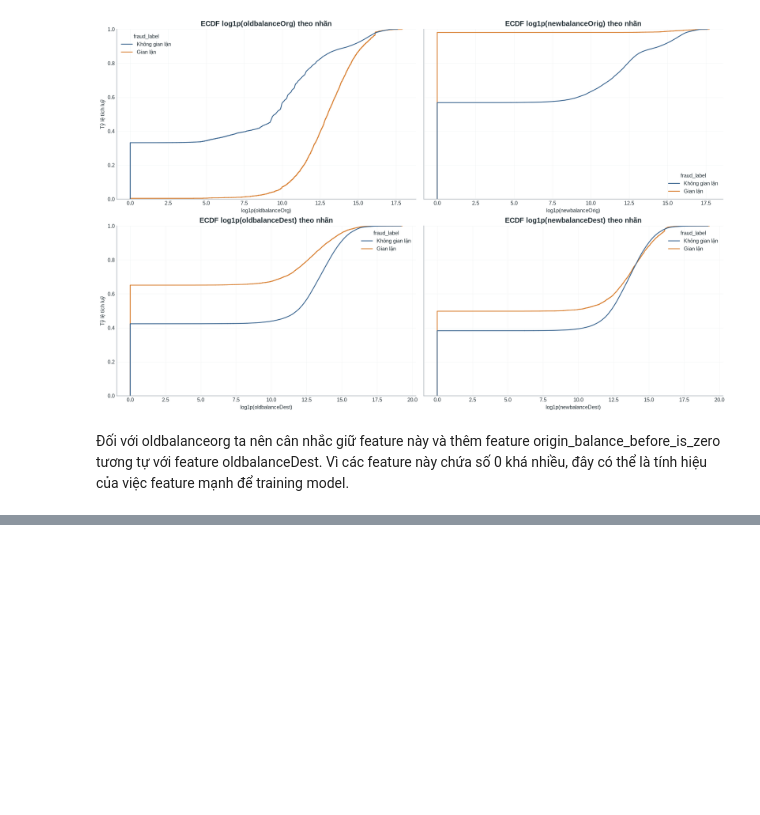
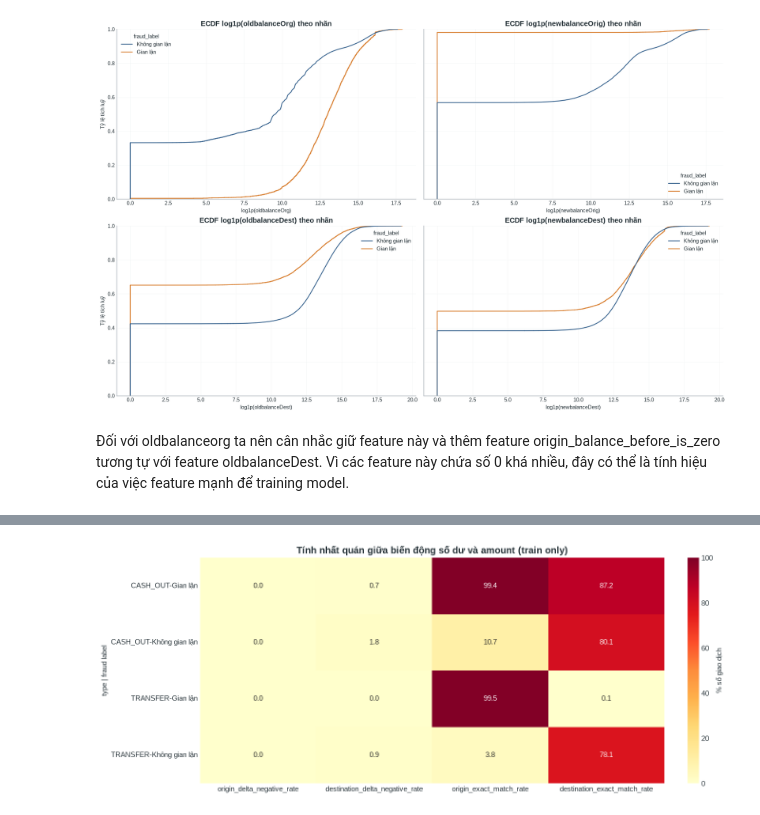
Before and after one commit to ItsLewis-DE/fraudguard-streaming-pipeline, a Jupyter notebook: notebooks/EDA.ipynb, the cells around one changed output, grey strips where cells are left out. Cells and saved outputs as stored; diff of their text form; code cells hidden in the pictures; blank space fills up the shorter version.

```diff
--- a/notebooks/EDA.ipynb
+++ b/notebooks/EDA.ipynb
@@ -1187,0 +1410,32 @@ plt.show()
+# %%
+consistency_rate_columns = [
+    "origin_delta_negative_rate",
+    "destination_delta_negative_rate",
+    "origin_exact_match_rate",
+    "destination_exact_match_rate",
+]
+consistency_heatmap = (
+    engineered_balance_consistency_summary.set_index(["type", "fraud_label"])[
+        consistency_rate_columns
+    ]
+    * 100
+)
+
+fig, axis = plt.subplots(figsize=(12, 4.8), constrained_layout=True)
+sns.heatmap(
+    consistency_heatmap,
+    annot=True,
+    fmt=".1f",
+    cmap="YlOrRd",
+    vmin=0,
+    vmax=100,
+    cbar_kws={"label": "% số giao dịch"},
+    ax=axis,
+)
+axis.set_title("Tính nhất quán giữa biến động số dư và amount (train only)")
+axis.set_xlabel("")
+axis.set_ylabel("type | fraud label")
+fig.savefig(REPORT_DIR / "engineered_balance_consistency_heatmap.png", dpi=160)
+plt.show()
+# %% [output]
+[figure, added]
```
Also changed, not shown: parts of 14 cells of this notebook, 17 other files.
